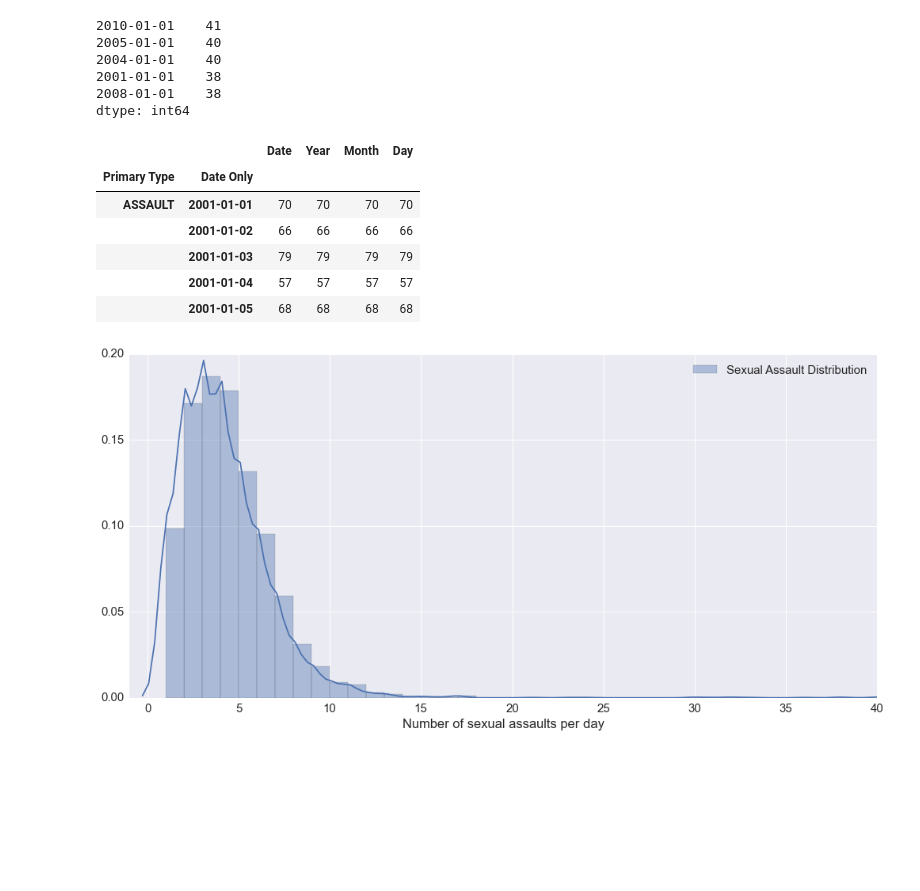
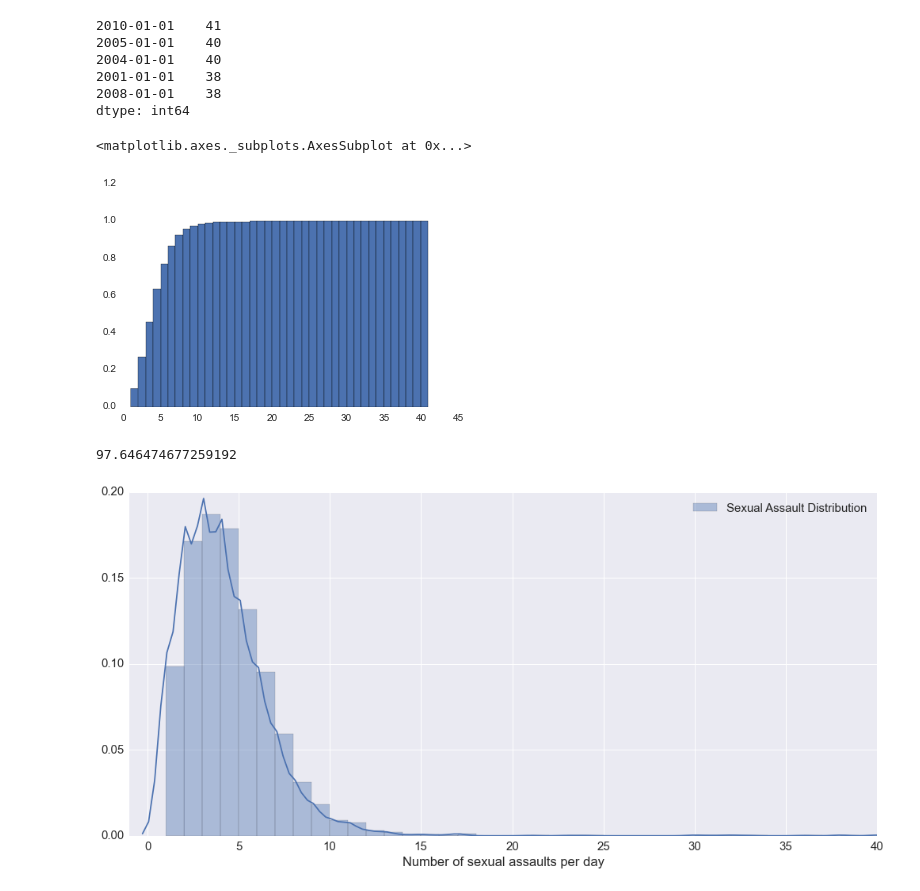
Before and after one commit to potatochip/chicago_crime_stats, a Jupyter notebook: new_year_sexual_assault.ipynb, the cells around one changed output. Saved outputs shown, nothing was run; the diff lists cells and outputs as text; code cells hidden in the pictures; blank space fills up the shorter version.

```diff
--- a/new_year_sexual_assault.ipynb
+++ b/new_year_sexual_assault.ipynb
@@ -119,18 +113,17 @@ mpl.rc("figure", figsize=(14, 7))
 #         'weight' : 'bold',
 #         'size'   : 22}
 # mpl.rc('font', **font)
-# %%
-#sexual assault as percent distribution of all violent crimes per day
-all_crimes = df.groupby(['Primary Type','Date Only']).count()
-all_crimes.head()
-# %% [output]
-|  |  | Date | Year | Month | Day |
-| Primary Type | Date Only |  |  |  |  |
-| ASSAULT | 2001-01-01 | 70 | 70 | 70 | 70 |
-|  | 2001-01-02 | 66 | 66 | 66 | 66 |
-|  | 2001-01-03 | 79 | 79 | 79 | 79 |
-|  | 2001-01-04 | 57 | 57 | 57 | 57 |
-|  | 2001-01-05 | 68 | 68 | 68 | 68 |
+# %%
+#Cumulative distribution function (CDF)
+sexassault_cnt_by_day.hist(cumulative=True, normed=1, bins=40)
+# %% [output]
+<matplotlib.axes._subplots.AxesSubplot at 0x...>
+[figure, added]
+# %%
+#Percentile rank of ten sexuals assaults per day
+stats.percentileofscore(sexassault_cnt_by_day, 10)
+# %% [output]
+97.646474677259192
 # %%
 all_label = "Sexual Assault Distribution"
 g = sns.distplot(sexassault_cnt_by_day, label=all_label, bins=40, axlabel='Number of sexual assaults per day');
```
Also changed, not shown: parts of 3 cells of this notebook, 1 other file.
